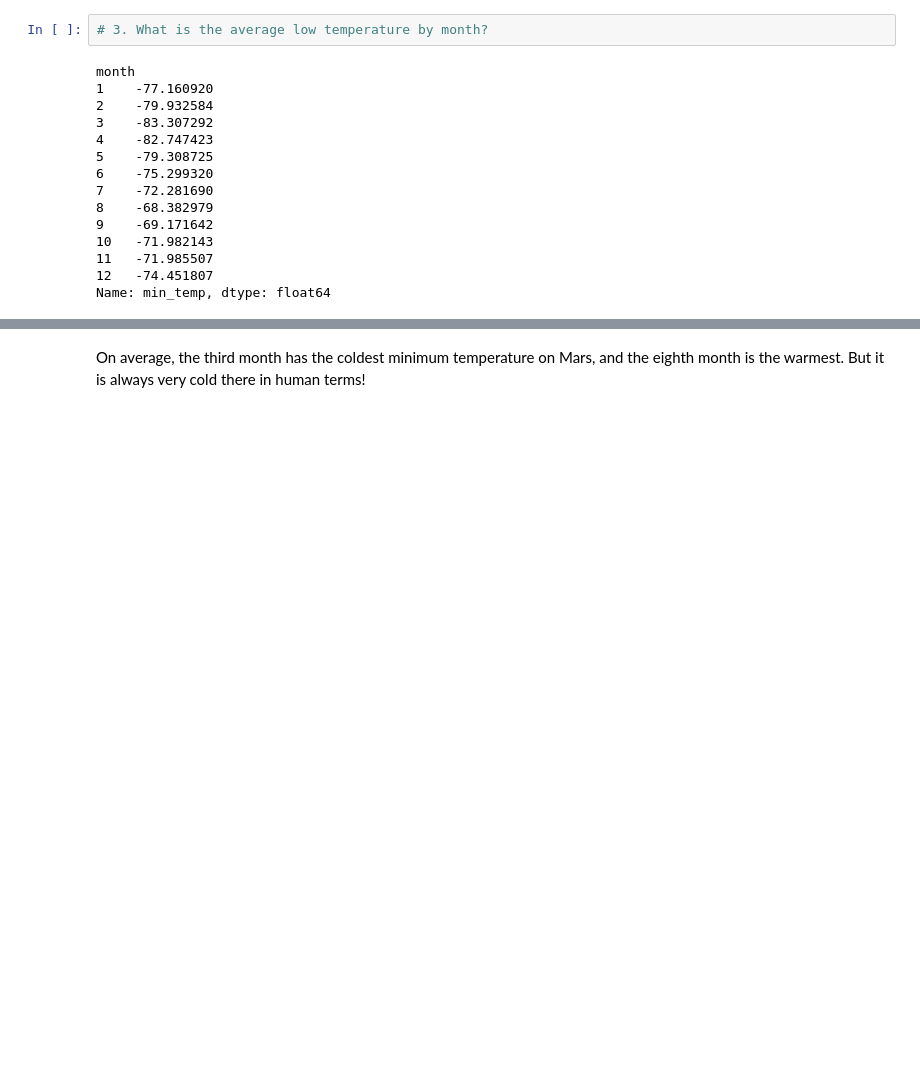
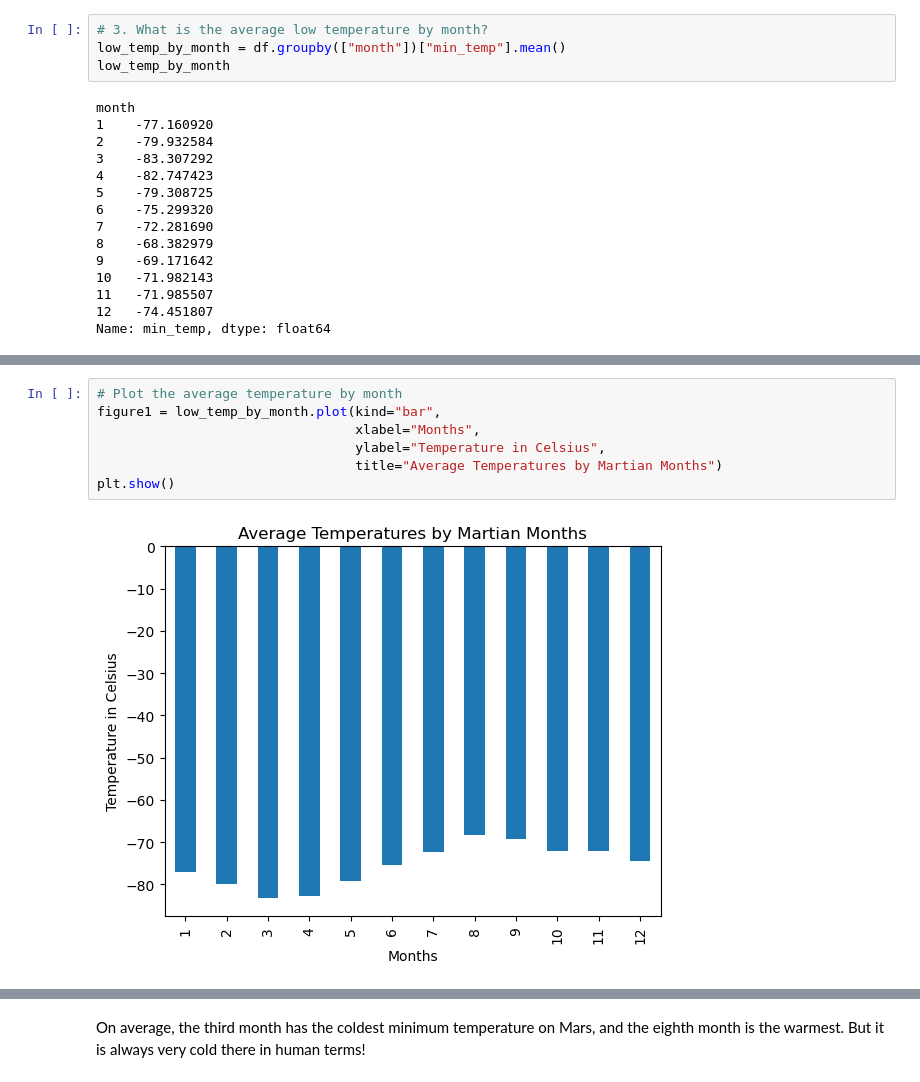
Before and after one commit to kristinadubei/mars_html_challenge, a Jupyter notebook: part_2_mars_weather.ipynb, the cells around one changed output, grey strips where cells are left out. Saved outputs shown, nothing was run; the diff lists cells and outputs as text; blank space fills up the shorter version.

```diff
--- a/part_2_mars_weather.ipynb
+++ b/part_2_mars_weather.ipynb
@@ -205,6 +219,8 @@ Name: month, dtype: int64
 1867
 # %%
 # 3. What is the average low temperature by month?
+low_temp_by_month = df.groupby(["month"])["min_temp"].mean()
+low_temp_by_month
 # %% [output]
 month
 1    -77.160920
@@ -227,2 +239,11 @@ Name: min_temp, dtype: float64
+# %%
+# Plot the average temperature by month
+figure1 = low_temp_by_month.plot(kind="bar",
+                                 xlabel="Months",
+                                 ylabel="Temperature in Celsius",
+                                 title="Average Temperatures by Martian Months")
+plt.show()
+# %% [output]
+[figure, added]
 # %%
 # Identify the coldest and hottest months in Curiosity's location
```
Also changed, not shown: parts of 10 cells of this notebook.
